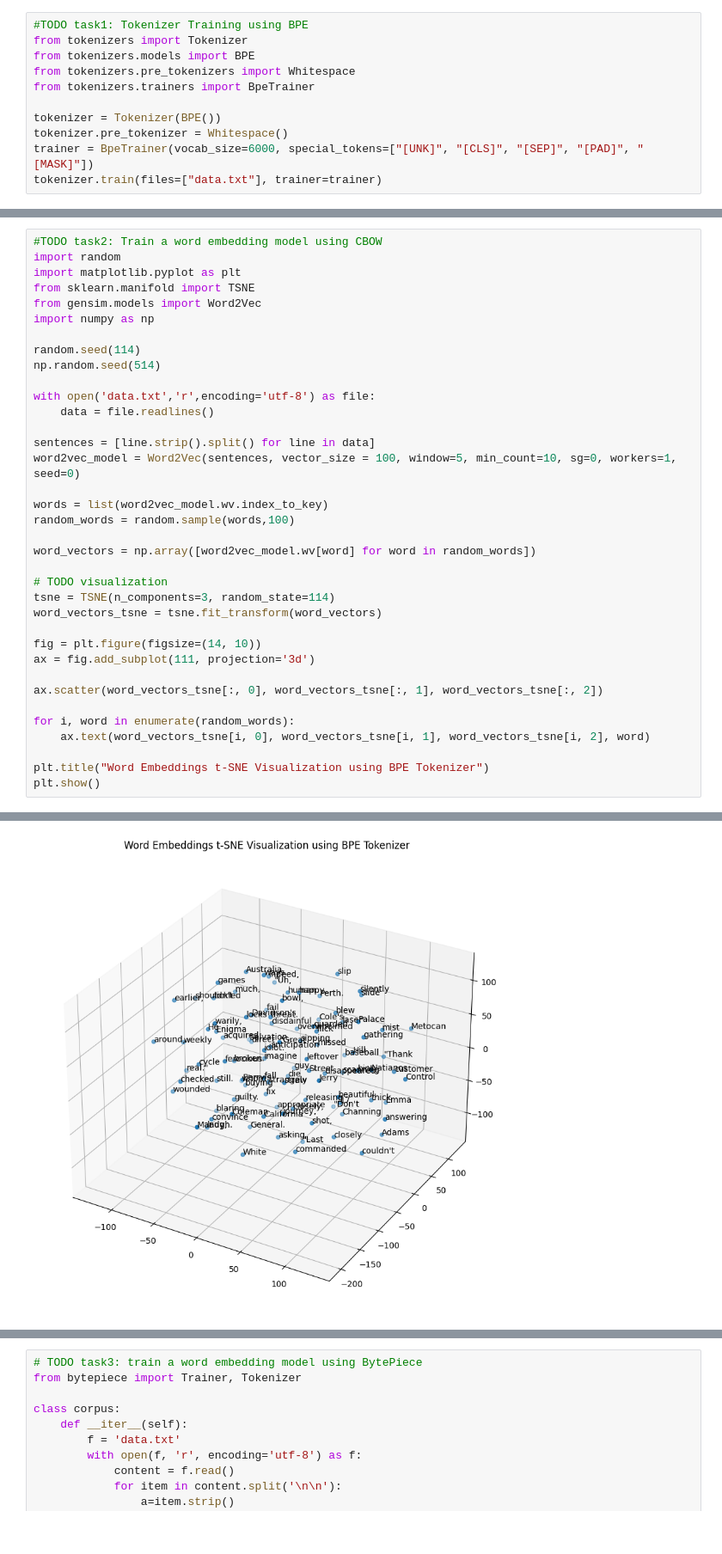
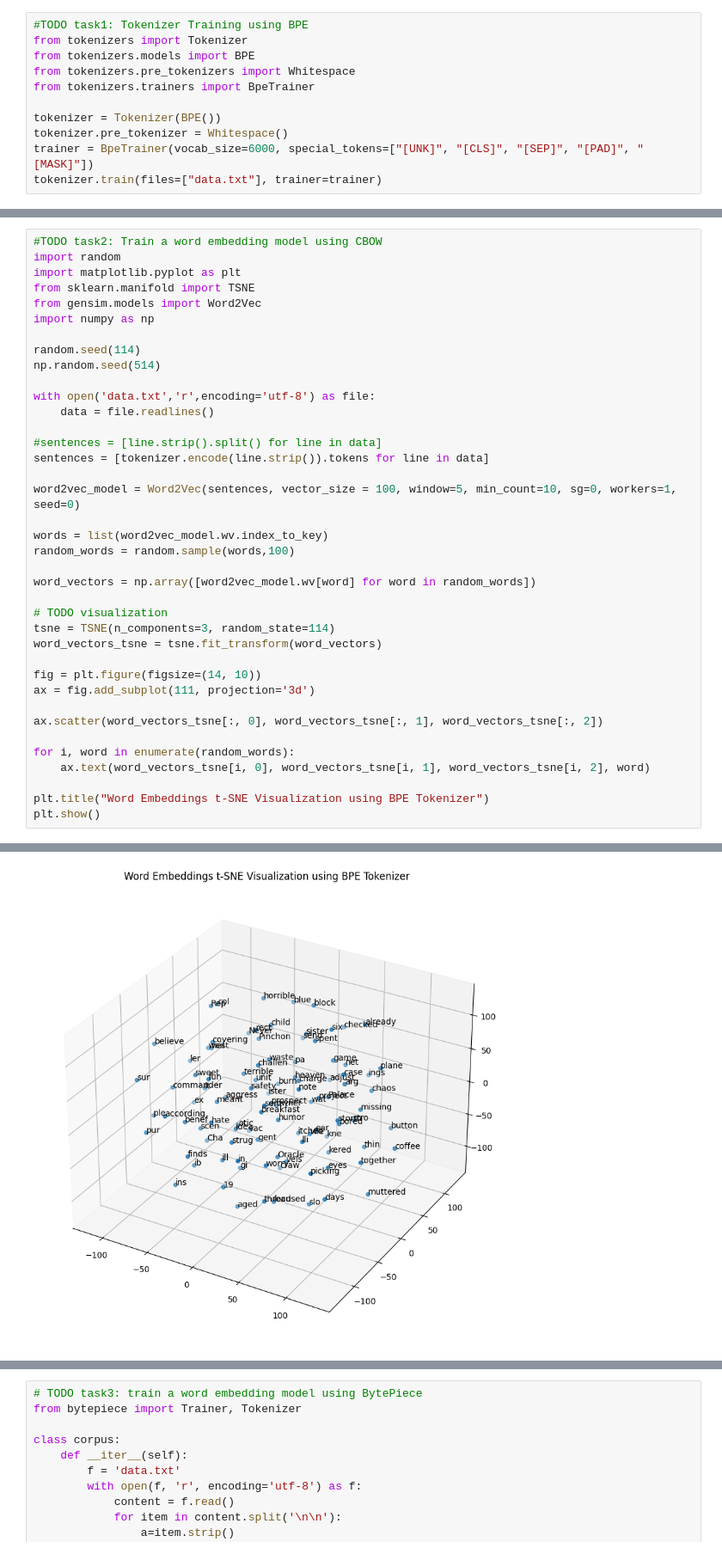
Before and after one commit to Zicheng2333/nlp_2024, a Jupyter notebook: ass01/12212609_谢子成.ipynb, the cells around one changed output, grey strips where cells are left out. Shown at 86% size. Cells and saved outputs as stored; diff of their text form.

```diff
--- a/ass01/12212609_谢子成.ipynb
+++ b/ass01/12212609_谢子成.ipynb
@@ -23,7 +27,9 @@ np.random.seed(514)
 with open('data.txt','r',encoding='utf-8') as file:
     data = file.readlines()
 
-sentences = [line.strip().split() for line in data]
+#sentences = [line.strip().split() for line in data]
+sentences = [tokenizer.encode(line.strip()).tokens for line in data]
+
 word2vec_model = Word2Vec(sentences, vector_size = 100, window=5, min_count=10, sg=0, workers=1, seed=0)
 
 words = list(word2vec_model.wv.index_to_key)
@@ -49 +59 @@ plt.show()
-[figure, old version]
+[figure, new version]
```
Also changed, not shown: parts of 6 cells of this notebook.
